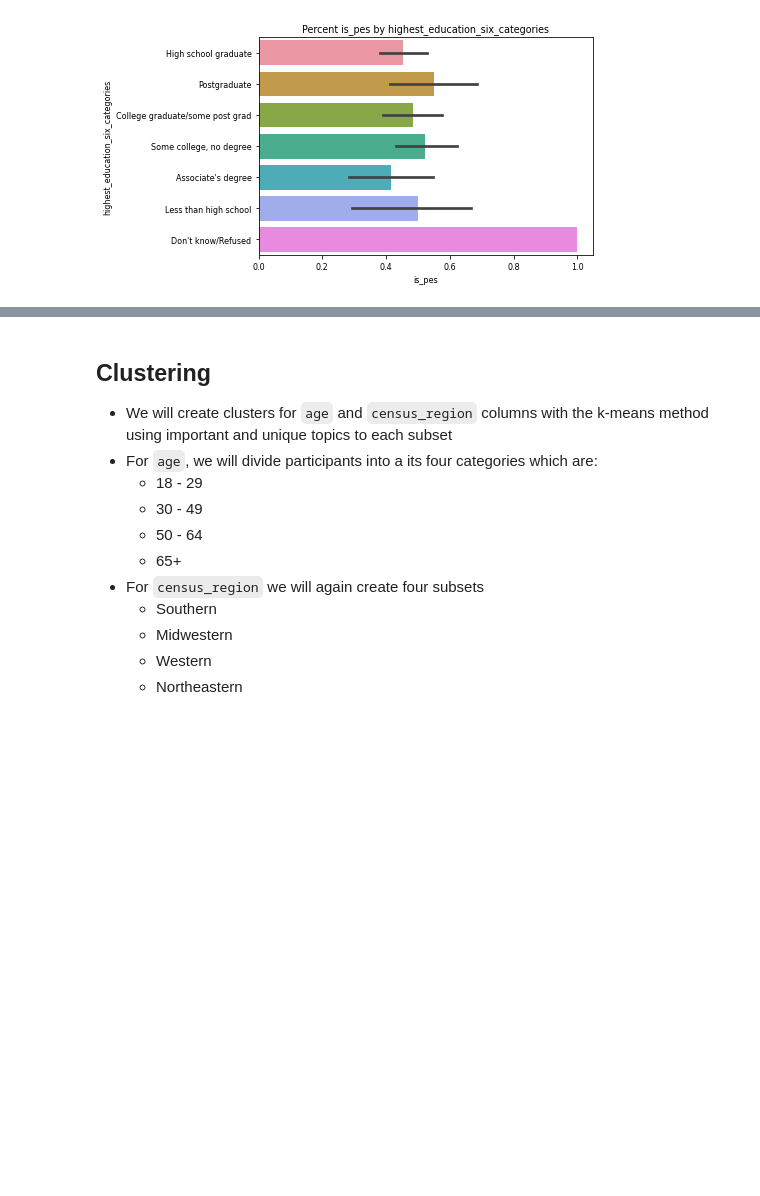
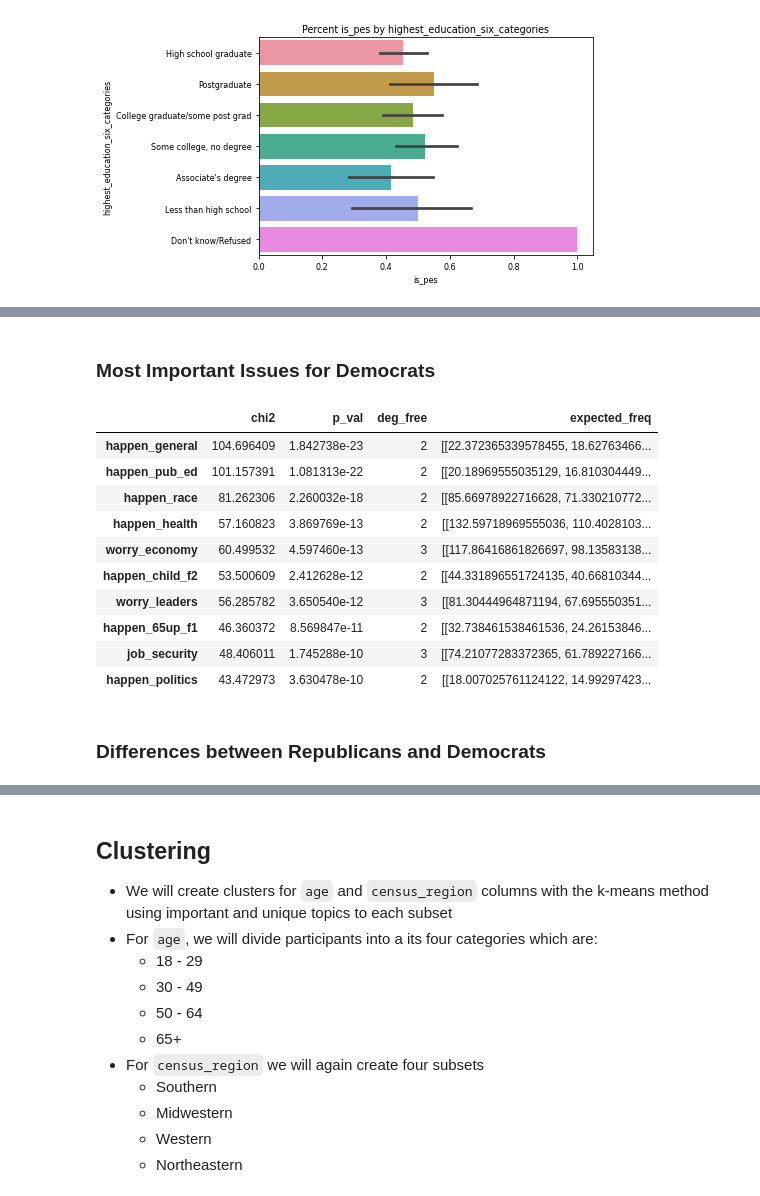
Before and after one commit to american-perspectives-capstone/american-attitudes, a Jupyter notebook: final_notebook.ipynb, the cells around one changed output, grey strips where cells are left out. Cells and saved outputs as stored; diff of their text form; code cells hidden in the pictures; blank space fills up the shorter version.

```diff
--- a/final_notebook.ipynb
+++ b/final_notebook.ipynb
@@ -887,0 +1048,22 @@ bar_graph_percent_pessimistic(train[train.family_income_three_categories == '$30
+# %% [markdown]
+### Most Important Issues for Democrats
+# %%
+# Generate object
+obj_d = e.generate_and_return_obj(democrats_train)
+# Examine the chi2 results and return the most signficant values from them
+issues_democrats = obj_d.chi2_df.sort_values(by='p_val')
+issues_democrats.head(10)
+# %% [output]
+|  | chi2 | p_val | deg_free | expected_freq |
+| happen_general | 104.696409 | 1.842738e-23 | 2 | [[22.372365339578455, 18.62763466... |
+| happen_pub_ed | 101.157391 | 1.081313e-22 | 2 | [[20.18969555035129, 16.810304449... |
+| happen_race | 81.262306 | 2.260032e-18 | 2 | [[85.66978922716628, 71.330210772... |
+| happen_health | 57.160823 | 3.869769e-13 | 2 | [[132.59718969555036, 110.4028103... |
+| worry_economy | 60.499532 | 4.597460e-13 | 3 | [[117.86416861826697, 98.13583138... |
+| happen_child_f2 | 53.500609 | 2.412628e-12 | 2 | [[44.331896551724135, 40.66810344... |
+| worry_leaders | 56.285782 | 3.650540e-12 | 3 | [[81.30444964871194, 67.695550351... |
+| happen_65up_f1 | 46.360372 | 8.569847e-11 | 2 | [[32.738461538461536, 24.26153846... |
+| job_security | 48.406011 | 1.745288e-10 | 3 | [[74.21077283372365, 61.789227166... |
+| happen_politics | 43.472973 | 3.630478e-10 | 2 | [[18.007025761124122, 14.99297423... |
+# %% [markdown]
+### Differences between Republicans and Democrats
```
Also changed, not shown: parts of 61 cells of this notebook.
